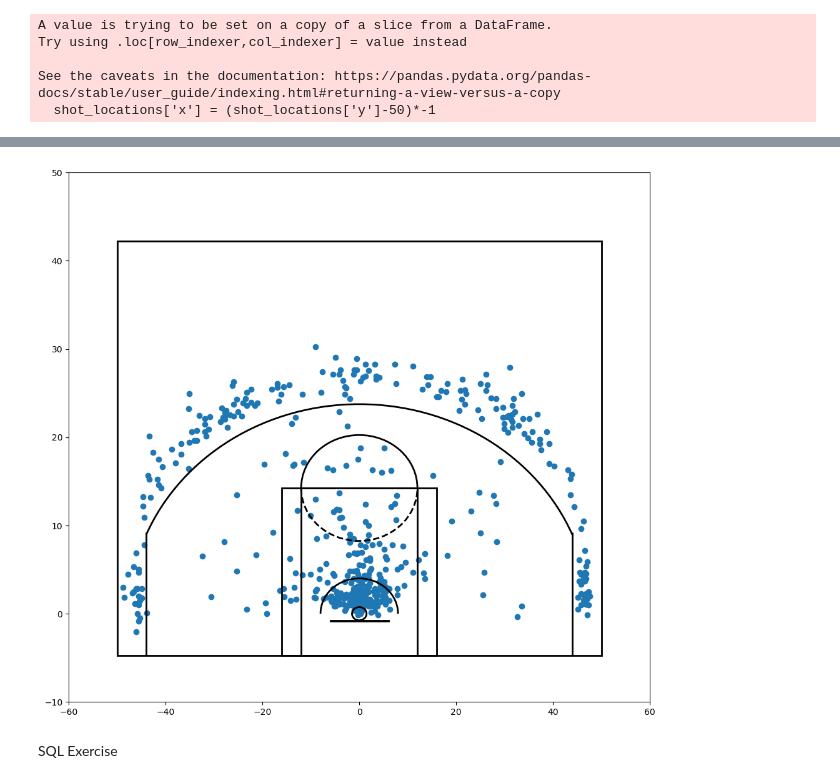
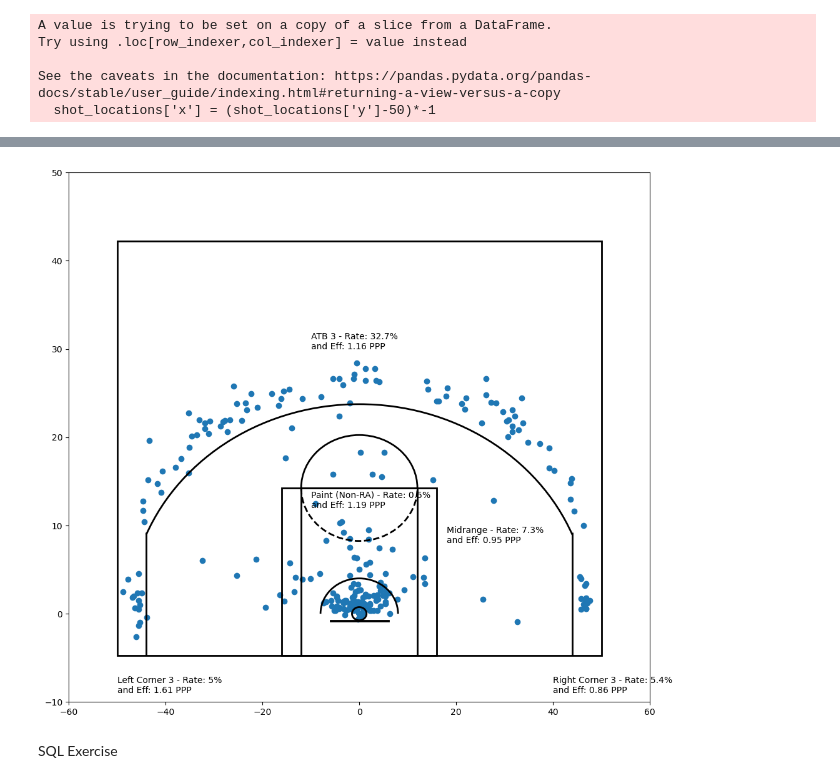
Before and after one commit to HershGupta25/Pacers, a Jupyter notebook: pacers_assessment.ipynb, the cells around one changed output, grey strips where cells are left out. Cells and saved outputs as stored; diff of their text form; code cells hidden in the pictures.

```diff
--- a/pacers_assessment.ipynb
+++ b/pacers_assessment.ipynb
@@ -227,18 +227,34 @@ Right Corner 3            47
 Name: area, dtype: int64
 # %%
 shot_locations = pd.DataFrame()
-shot_locations = full_pbp[['action','player_id','x','y','side','shot_distance','3pa','success','points']]
+shot_locations = full_pbp[['action','player_id','x','y','side','shot_distance','3pa','success','points','team_id']]
 shot_locations['x'] = (shot_locations['y']-50)*-1
 mask = full_pbp['side'] == 'right'
-shot_locations.loc[mask,'y'] = ((100 - full_pbp.loc[mask,'x'])*(94/100))-4.75
-shot_locations.loc[~mask,'y'] = ((full_pbp.loc[~mask,'x'])*(94/100))-4.75
+shot_locations.loc[mask,'y'] = ((100 - full_pbp.loc[mask,'x'])*(94/100))-5.25
+shot_locations.loc[~mask,'y'] = ((full_pbp.loc[~mask,'x'])*(94/100))-5.25
 
-shots = shot_locations[(shot_locations['action'] =='2pt') | (shot_locations['action'] =='3pt')]
-
-if (shots['x']>-16) and (shots['x']<16) and
+shots = shot_locations[((shot_locations['action'] =='2pt') | (shot_locations['action'] =='3pt')) & (shot_locations['team_id']=='1610612754')]
 # %% [output]
 A value is trying to be set on a copy of a slice from a DataFrame.
 Try using .loc[row_indexer,col_indexer] = value instead
 
 See the caveats in the documentation: https://pandas.pydata.org/pandas-docs/stable/user_guide/indexing.html#returning-a-view-versus-a-copy
   shot_locations['x'] = (shot_locations['y']-50)*-1
+# %%
+shots['area'] = np.where((shots['x']>-16) & (shots['x']<16) & (shots['y']<13.75) & (shots['action']=='2pt'),'In the Paint (Non-RA)',
+np.where((shots['shot_distance']<=4),'Restricted Area',
+np.where((shots['action']=='3pt') & (shots['y']<8.75) & (shots['x']>44),'Left Corner 3',
+np.where((shots['action']=='3pt') & (shots['y']<8.75) & (shots['x']<-44),'Right Corner 3',
+np.where((shots['shot_distance']>23.75) & (shots['action']=='3pt') & (shots['y']>8.75),'Above the Break 3','Midrange')))))
+# (shots['x']>-16) & (shots['x']<16) & (shots['y']<13.75) & (shots['action']=='2pt')
+
+summary_shots = pd.DataFrame()
+summary_shots['area'] = np.unique(shots['area'])
+count = shots[['action','area']].groupby('area').count().values
+total= shots['action'].count()
+summary_shots['rate'] = count/total
+points = shots[['points','area']].groupby('area').sum('points').values
+poss = shots[['action','area']].groupby('area').count().values
+summary_shots['eff'] =points/poss
+
+summary_shots
@@ -264,34 +292,40 @@ def draw_court(ax=None, color='black', lw=2, outer_lines=False):
     restricted = Arc((0, 0), 16, 8, theta1=0, theta2=180, linewidth=lw,
                      color=color)
 
     corner_three_a = Rectangle((-44, -4.75), 0, 14, linewidth=lw,
                                color=color)
     corner_three_b = Rectangle((44, -4.75), 0, 14, linewidth=lw, color=color)
     three_arc = Arc((0, 0), 95, 47.5, theta1=11.5, theta2=168.5, linewidth=lw,
                     color=color)
 
     court_elements = [hoop, backboard, outer_box, inner_box, top_free_throw,
                       bottom_free_throw, restricted, corner_three_a,
                       corner_three_b, three_arc]
 
     if outer_lines:
         outer_lines = Rectangle((-50, -4.75), 100, 47, linewidth=lw,
                                 color=color, fill=False)
         court_elements.append(outer_lines)
 
     for element in court_elements:
         ax.add_patch(element)
 
     return ax
 
 plt.figure(figsize=(12,11))
 plt.scatter(shots['x'],shots['y'])
 draw_court(outer_lines=True)
 plt.xlim(-60,60)
 plt.ylim(-10,50)
+
+plt.text(-10,30,'ATB 3 - Rate: 32.7% \nand Eff: 1.16 PPP')
+plt.text(-50,-9,'Left Corner 3 - Rate: 5% \nand Eff: 1.61 PPP')
+plt.text(40,-9,'Right Corner 3 - Rate: 5.4% \nand Eff: 0.86 PPP')
+plt.text(18,8,'Midrange - Rate: 7.3% \nand Eff: 0.95 PPP')
+plt.text(-10,12,'Paint (Non-RA) - Rate: 0.5% \nand Eff: 1.19 PPP')
 plt.show()
 # %% [output]
-[figure, old version]
+[figure, new version]
 # %% [markdown]
 SQL Exercise
 # %%
```
Also changed, not shown: parts of 1 cell of this notebook, 1 other file.
